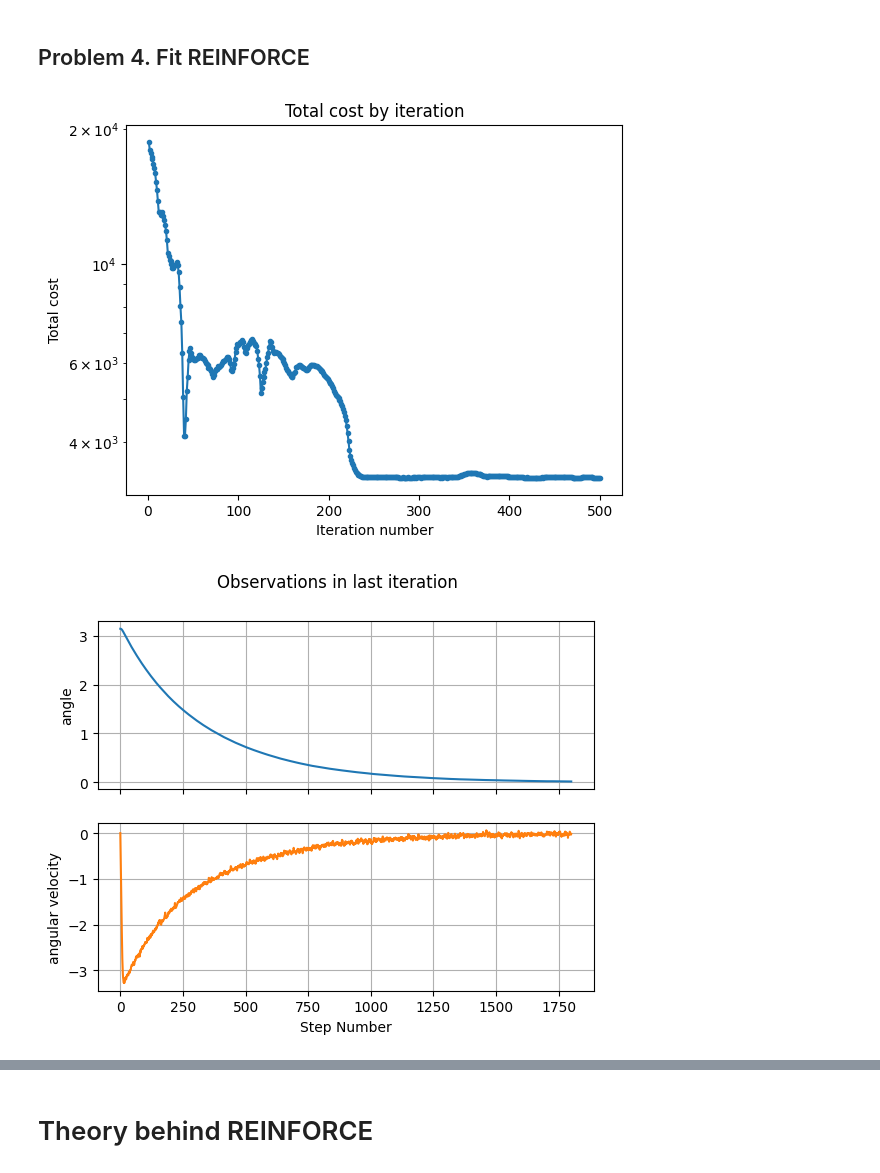
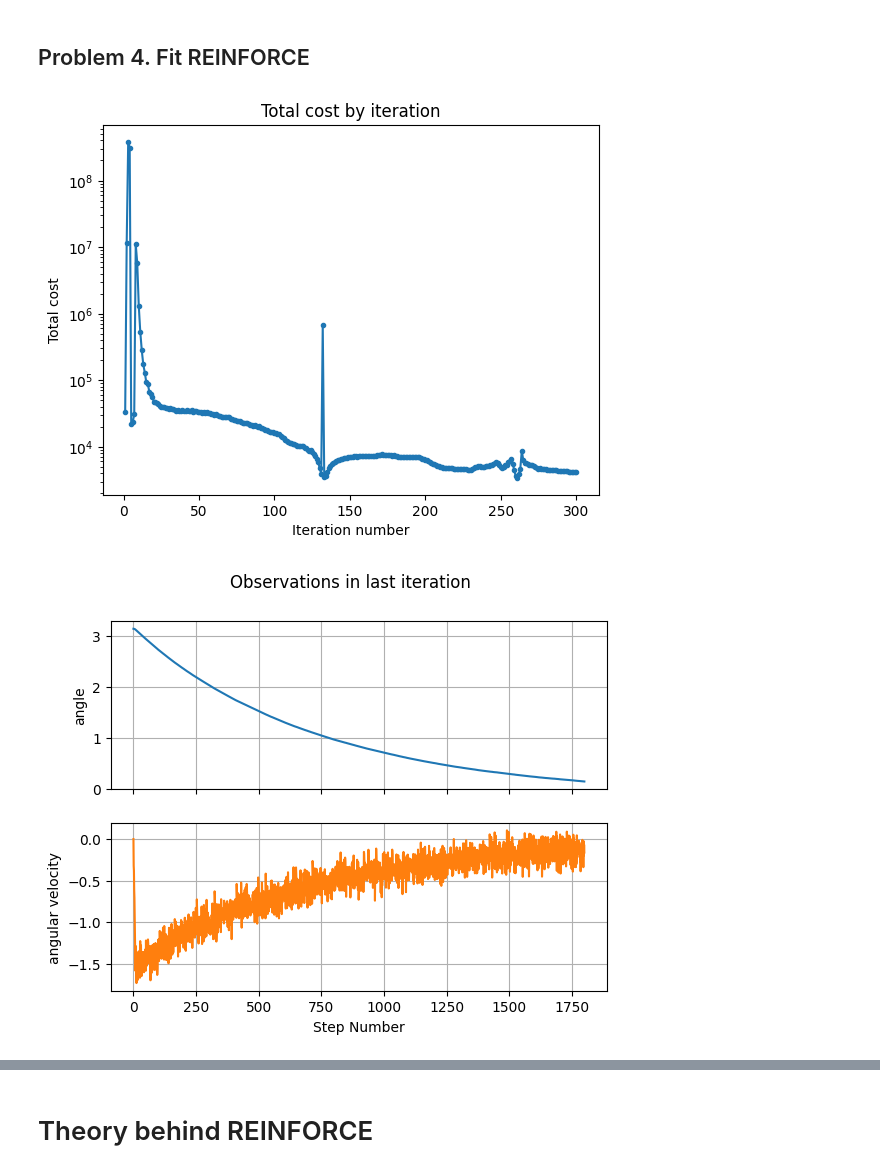
Before and after one commit to sacr1f1ce/RL, a Jupyter notebook: asgn_1_reinforce.ipynb, the cells around one changed output, grey strips where cells are left out. Cells and saved outputs as stored; diff of their text form; code cells hidden in the pictures.

```diff
--- a/asgn_1_reinforce.ipynb
+++ b/asgn_1_reinforce.ipynb
@@ -256,7 +256,8 @@ class InvertedPendulumSystem:
         # Dstate[1] is \dot{\omega}
 
         # YOUR CODE GOES HERE
-
+        Dstate[0] = state[1]
+        Dstate[1] = InvertedPendulumSystem.g / InvertedPendulumSystem.l * np.sin(state[0]) + action / InvertedPendulumSystem.m / (InvertedPendulumSystem.l ** 2)
         #-----------------------------------------------------------------------
 
         return Dstate
@@ -569,6 +570,15 @@ can be done out of the box.
 
 
 Also `torch`'s auto-differentiator can compute gradients of $\ln \, \mathsf{pdf}_{\mathcal{N}\left(\lambda\mu_{\theta}(y) + \beta, \lambda^2\sigma^2\right)}(u) = \ln \rho^{\theta}(u | \vartheta, \omega)$ which is handy.
+# %%
+class Multiply(nn.Module):
+    def __init__(self, alpha):
+        super().__init__()
+        self.alpha =  alpha
+
+    def forward(self, x):
+        x = torch.mul(x, self.alpha)
+        return x
 # %%
 class GaussianPDFModel(nn.Module):
     """Model for REINFORCE algorithm that acts like f(x) + normally distributed noise"""
@@ -970,7 +995,8 @@ class PolicyREINFORCE:
         # HINT
         # Return the surrogate objective value as described above
         # YOUR CODE GOES HERE
-
+        log_probs = self.model.log_probs(observations_actions)
+        return ((tail_total_objectives - baselines) * log_probs).sum() / self.N_episodes
         #-----------------------------------------------------------------------
 
     def REINFORCE_step(self) -> None:
@@ -1173,35 +1198,35 @@ model = GaussianPDFModel(
     action_bounds=np.array([[-20, 20]]),
     #---------------------------------------------------------------------------
     # YOUR CODE GOES HERE
-    scale_factor=1,  # TRY TO FIND scale_factor EMPIRICALLY
-    dim_hidden=1, # TRY TO FIND dim_hidden EMPIRICALLY
-    std=0., # TRY TO FIND STD EMPIRICALLY
+    scale_factor=200,  # TRY TO FIND scale_factor EMPIRICALLY
+    dim_hidden=6, # TRY TO FIND dim_hidden EMPIRICALLY
+    std=0.2, # TRY TO FIND STD EMPIRICALLY
     #---------------------------------------------------------------------------
 )
 
+# optimizer = Optimizer(
+#     model=model,
+#     opt_method=torch.optim.Adam,
+#     #---------------------------------------------------------------------------
+#     # YOUR CODE GOES HERE
+#     opt_options=dict(lr=0.03), # TRY TO FIND lr EMPIRICALLY
+#     #---------------------------------------------------------------------------
+# )
+## Or if you want to use scheduler then initialize optimizer, via, for instance
+lr_scheduler_fading_coeff = 1
 optimizer = Optimizer(
     model=model,
     opt_method=torch.optim.Adam,
-    #---------------------------------------------------------------------------
-    # YOUR CODE GOES HERE
-    opt_options=dict(lr=0.0), # TRY TO FIND lr EMPIRICALLY
-    #---------------------------------------------------------------------------
+    opt_options=dict(lr=1.0, betas=(0.8, 0.9)),
+    shuffle=False,
+    lr_scheduler_method=torch.optim.lr_scheduler.MultiplicativeLR,
+    lr_scheduler_options={
+        "lr_lambda": lambda iteration: 1
+        / np.sqrt((iteration / lr_scheduler_fading_coeff) ** 2 + 1)
+    },
+    lr_scheduler_switch=LRSchedulerSwitch(norm_observation_threshold=0.1),
 )
-## Or if you want to use scheduler then initialize optimizer, via, for instance
-# lr_scheduler_fading_coeff = 1
-# optimizer = Optimizer(
-#     model=model,
-#     opt_method=torch.optim.Adam,
-#     opt_options=dict(lr=1.0, betas=(0.8, 0.9)),
-#     shuffle=False,
-#     lr_scheduler_method=torch.optim.lr_scheduler.MultiplicativeLR,
-#     lr_scheduler_options={
-#         "lr_lambda": lambda iteration: 1
-#         / np.sqrt((iteration / lr_scheduler_fading_coeff) ** 2 + 1)
-#     },
-#     lr_scheduler_switch=LRSchedulerSwitch(norm_observation_threshold=0.1),
-# )
-#
+
 # BELEIVE US! YOU CAN SOLVE THIS TASK WITHOUT SCHEDULER
 
 policy = PolicyREINFORCE(model, optimizer, is_with_baseline=True)
@@ -1215,33 +1240,33 @@ trivial_terminantion_criterion = lambda *args: False
 # termination_criterion = (
 #     lambda observation, action, running_objective, total_objective: (
 #         np.linalg.norm(observation) >= 20
 #     )
 # )
 #
 # DO NOT USE TERMINATION CRITERION OTHER THAN trivial_termination_criterion
 
 
 scenario = MonteCarloSimulationScenario(
     simulator=simulator,
     system=system,
     policy=policy,
     #---------------------------------------------------------------------------
     # YOUR CODE GOES HERE
     N_episodes=1, # Increasing the number of episodes stabilizes learning, but you can manage it with N_episodes=1
-    N_iterations=500, # You can change the number of iterations if you want
+    N_iterations=300, # You can change the number of iterations if you want
     #---------------------------------------------------------------------------
     termination_criterion=trivial_terminantion_criterion,
     discount_factor=1.0, # do not change this
 )
 
 try:
     scenario.run()
 except KeyboardInterrupt:
     clear_output(wait=True)
     scenario.plot_data()
 
 clear_output(wait=True)
 scenario.plot_data()
 # %% [output]
-[figure, old version]
+[figure, new version]
-[figure, old version]
+[figure, new version]
```
Also changed, not shown: parts of 3 cells of this notebook, 1 other file.
